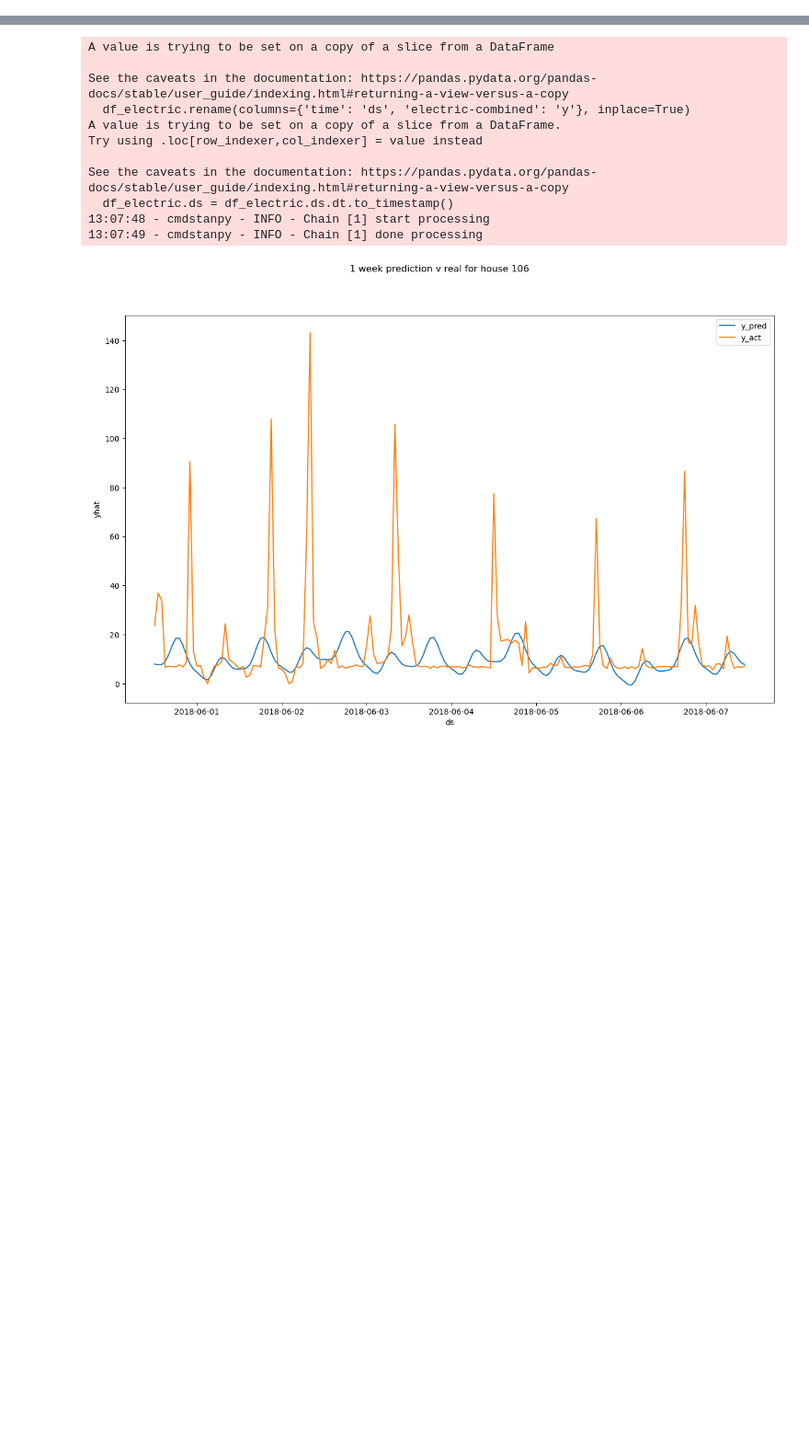
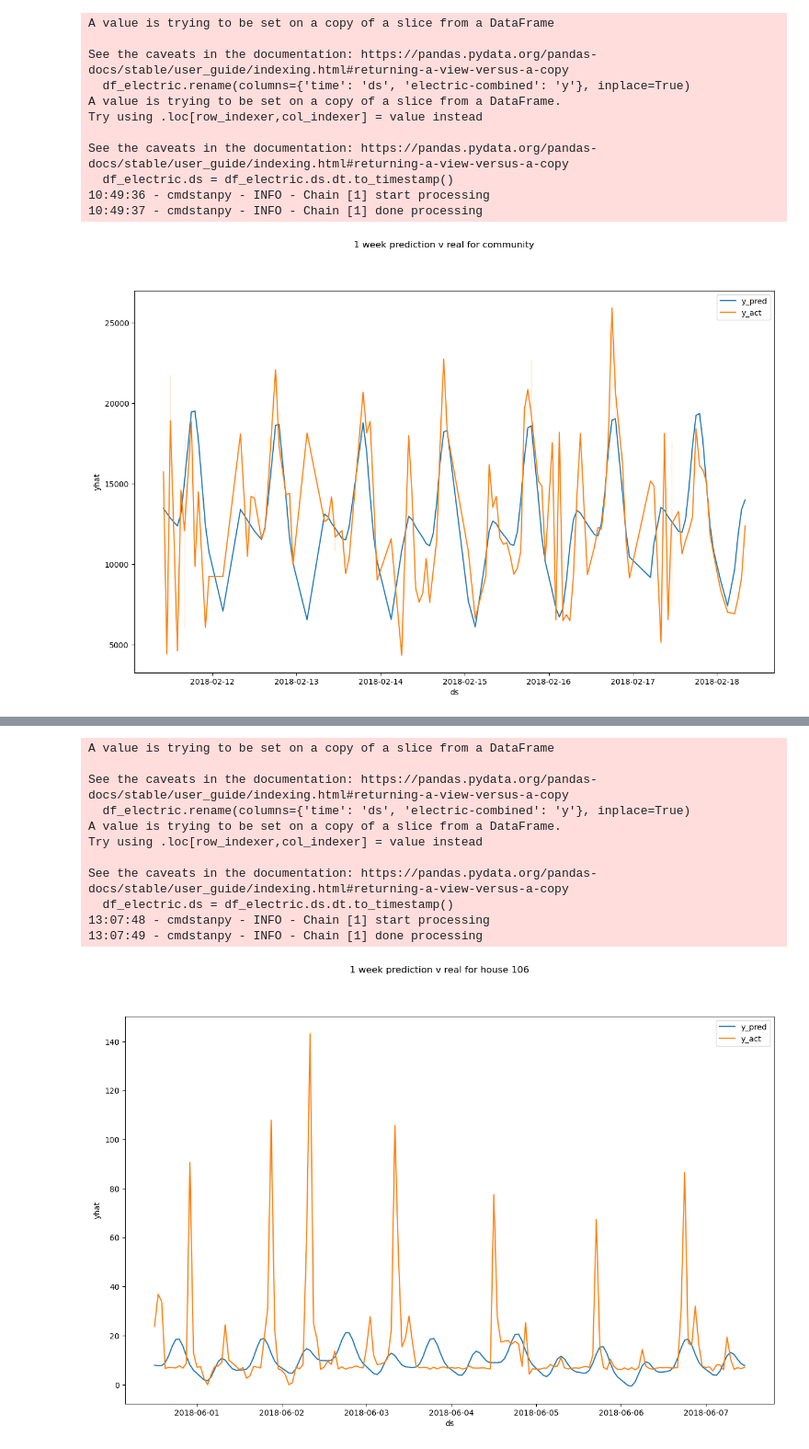
Before and after one commit to baz263/Ideal_dataset, a Jupyter notebook: coding/EDA/fbprophet_daily.ipynb, the cells around one changed output, grey strips where cells are left out. Shown at 92% size. Cells and saved outputs as stored; diff of their text form; code cells hidden in the pictures; blank space fills up the shorter version.

```diff
--- a/coding/EDA/fbprophet_daily.ipynb
+++ b/coding/EDA/fbprophet_daily.ipynb
@@ -35,3 +35,44 @@ def dbprophet(homeid):
     plt.suptitle(f'1 week prediction v real for house {homeid}')
 
     fig2 = m.plot_components(forecast)
+# %%
+def dbprophet_all():
+    df = pd.read_csv('/Users/barry/CodeAcademy/Ideal_dataset/combined_houses/6_months_data.csv')
+    df.time = pd.to_datetime(df.time).dt.to_period('h')
+    df.index = df.time
+    df_electric = df[['time', 'electric-combined']]
+    df_electric.rename(columns={'time': 'ds', 'electric-combined': 'y'}, inplace=True)
+    df_electric.ds = df_electric.ds.dt.to_timestamp()
+    df_electric_test = df_electric.iloc[-336:]
+    df_electric = df_electric.iloc[:len(df) -336]
+
+    #instantiate model
+    # Python
+    m = Prophet()
+    m.fit(df_electric)
+    future = m.make_future_dataframe(periods=24*7, freq='H')
+    forecast = m.predict(future)
+    forecast_pred = forecast.iloc[-336:]
+    forecast_merge_actual = forecast_pred.merge(df_electric_test, on = 'ds')
+
+    fig, ax = plt.subplots(1,1, figsize = (15,9))
+    sns.lineplot(data=forecast_merge_actual, x= 'ds', y='yhat', ax=ax, label='y_pred')
+    sns.lineplot(data = forecast_merge_actual, x ='ds', y= 'y', ax=ax, label= 'y_act')
+    plt.suptitle(f'1 week prediction v real for community')
+
+    fig2 = m.plot_components(forecast)
+# %%
+dbprophet_all()
+# %% [output]
+A value is trying to be set on a copy of a slice from a DataFrame
+
+See the caveats in the documentation: https://pandas.pydata.org/pandas-docs/stable/user_guide/indexing.html#returning-a-view-versus-a-copy
+  df_electric.rename(columns={'time': 'ds', 'electric-combined': 'y'}, inplace=True)
+A value is trying to be set on a copy of a slice from a DataFrame.
+Try using .loc[row_indexer,col_indexer] = value instead
+
+See the caveats in the documentation: https://pandas.pydata.org/pandas-docs/stable/user_guide/indexing.html#returning-a-view-versus-a-copy
+  df_electric.ds = df_electric.ds.dt.to_timestamp()
+10:49:36 - cmdstanpy - INFO - Chain [1] start processing
+10:49:37 - cmdstanpy - INFO - Chain [1] done processing
+[figure, added]
```
Also changed, not shown: parts of 5 cells of this notebook, 11 other files.
